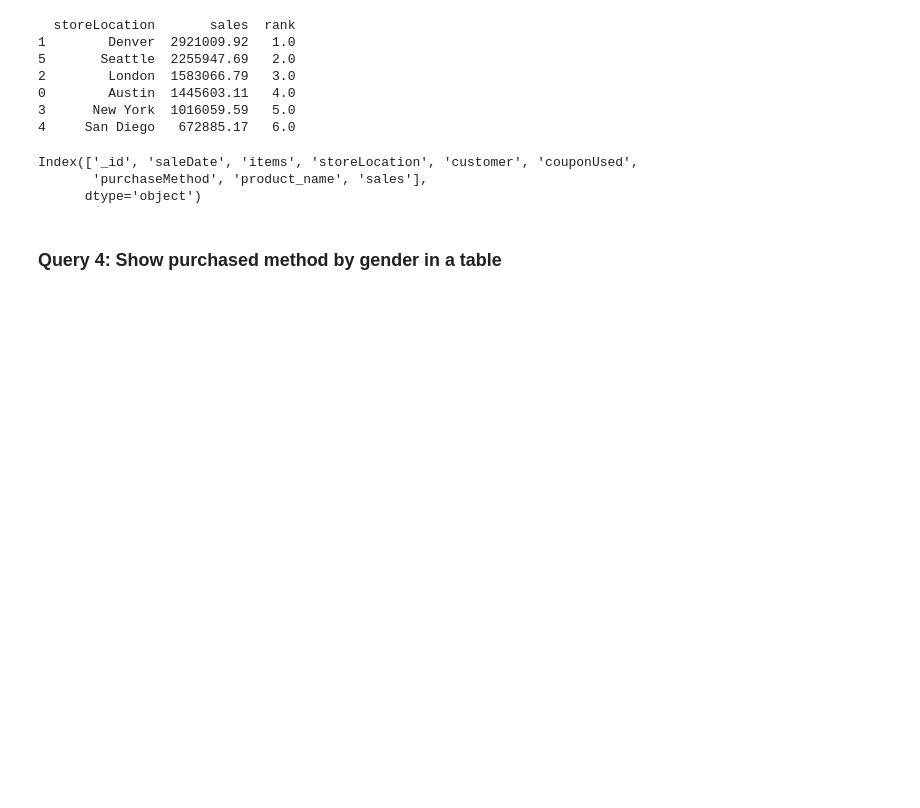
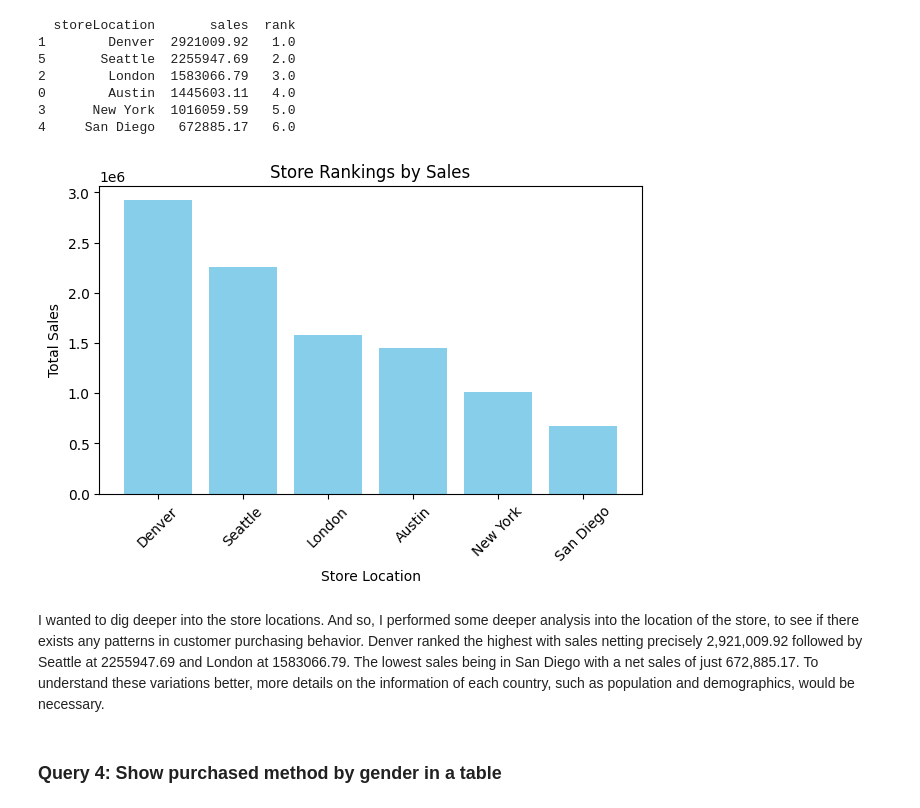
Before and after one commit to LynnT-2003/Big-Data-Analytics, a Jupyter notebook: Finals Project/mogodb_sample_supplies.ipynb, the cells around one changed output. Drawn from its saved outputs; the diff is of its cells as text; code cells hidden in the pictures; blank space fills up the shorter version.

```diff
--- a/Finals Project/mogodb_sample_supplies.ipynb
+++ b/Finals Project/mogodb_sample_supplies.ipynb
@@ -175,12 +205,19 @@ print(store_rankings)
 0        Austin  1445603.11   4.0
 3      New York  1016059.59   5.0
 4     San Diego   672885.17   6.0
-# %%
-salesdf.columns
-# %% [output]
-Index(['_id', 'saleDate', 'items', 'storeLocation', 'customer', 'couponUsed',
-       'purchaseMethod', 'product_name', 'sales'],
-      dtype='object')
+# %%
+# Create a bar plot for store rankings
+plt.figure(figsize=(7, 4))
+plt.bar(store_rankings['storeLocation'], store_rankings['sales'], color='skyblue')
+plt.xlabel('Store Location')
+plt.ylabel('Total Sales')
+plt.title('Store Rankings by Sales')
+plt.xticks(rotation=45)
+plt.show()
+# %% [output]
+[figure, added]
+# %% [markdown]
+I wanted to dig deeper into the store locations. And so, I performed some deeper analysis into the location of the store, to see if there exists any patterns in customer purchasing behavior. Denver ranked the highest with sales netting precisely 2,921,009.92 followed by Seattle at 2255947.69 and London at 1583066.79. The lowest sales being in San Diego with a net sales of just 672,885.17. To understand these variations better, more details on the information of each country, such as population and demographics, would be necessary.
 # %% [markdown]
 ### Query 4: Show purchased method by gender in a table
 # %%
```
Also changed, not shown: parts of 31 cells of this notebook.
